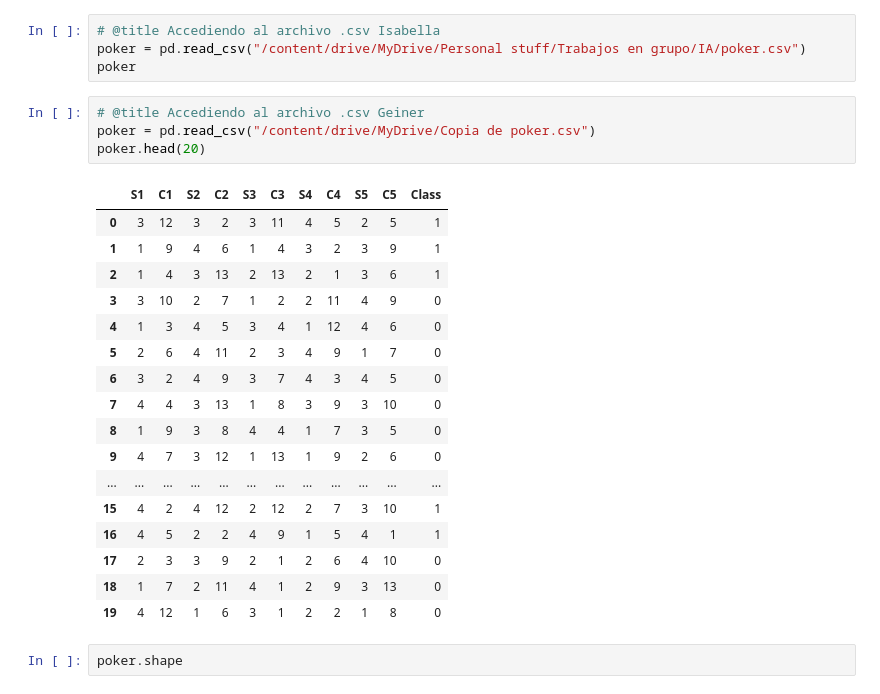
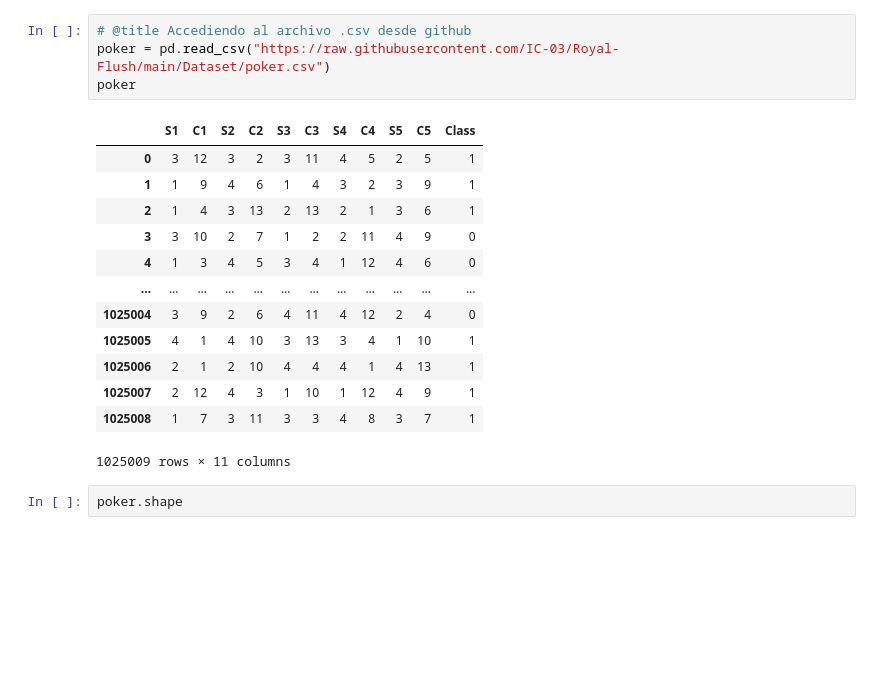
Before and after one commit to IC-03/Royal-Flush, a Jupyter notebook: Royal_Flush_Classification_Models_For_A_Poker_Hands_Dataset.ipynb, the cells around one changed output. Saved outputs shown, nothing was run; the diff lists cells and outputs as text; blank space fills up the shorter version.

Commit message:
Conectando dataset a github y nuevas librerias

```diff
--- a/Royal_Flush_Classification_Models_For_A_Poker_Hands_Dataset.ipynb
+++ b/Royal_Flush_Classification_Models_For_A_Poker_Hands_Dataset.ipynb
@@ -92,29 +116,21 @@ Drive already mounted at /content/drive; to attempt to forcibly remount, call dr
 # %%
-# @title Accediendo al archivo .csv Isabella
-poker = pd.read_csv("/content/drive/MyDrive/Personal stuff/Trabajos en grupo/IA/poker.csv")
+# @title Accediendo al archivo .csv desde github
+poker = pd.read_csv("https://raw.githubusercontent.com/IC-03/Royal-Flush/main/Dataset/poker.csv")
 poker
+# %% [output]
+|  | S1 | C1 | S2 | C2 | S3 | C3 | S4 | C4 | S5 | C5 | Class |
+| 0 | 3 | 12 | 3 | 2 | 3 | 11 | 4 | 5 | 2 | 5 | 1 |
+| 1 | 1 | 9 | 4 | 6 | 1 | 4 | 3 | 2 | 3 | 9 | 1 |
+| 2 | 1 | 4 | 3 | 13 | 2 | 13 | 2 | 1 | 3 | 6 | 1 |
+| 3 | 3 | 10 | 2 | 7 | 1 | 2 | 2 | 11 | 4 | 9 | 0 |
+| 4 | 1 | 3 | 4 | 5 | 3 | 4 | 1 | 12 | 4 | 6 | 0 |
+| ... | ... | ... | ... | ... | ... | ... | ... | ... | ... | ... | ... |
+| 1025004 | 3 | 9 | 2 | 6 | 4 | 11 | 4 | 12 | 2 | 4 | 0 |
+| 1025005 | 4 | 1 | 4 | 10 | 3 | 13 | 3 | 4 | 1 | 10 | 1 |
+| 1025006 | 2 | 1 | 2 | 10 | 4 | 4 | 4 | 1 | 4 | 13 | 1 |
+| 1025007 | 2 | 12 | 4 | 3 | 1 | 10 | 1 | 12 | 4 | 9 | 1 |
+| 1025008 | 1 | 7 | 3 | 11 | 3 | 3 | 4 | 8 | 3 | 7 | 1 |
+1025009 rows × 11 columns
-# %%
-# @title Accediendo al archivo .csv Geiner
-poker = pd.read_csv("/content/drive/MyDrive/Copia de poker.csv")
-poker.head(20)
-# %% [output]
-|  | S1 | C1 | S2 | C2 | S3 | C3 | S4 | C4 | S5 | C5 | Class |
-| 0 | 3 | 12 | 3 | 2 | 3 | 11 | 4 | 5 | 2 | 5 | 1 |
-| 1 | 1 | 9 | 4 | 6 | 1 | 4 | 3 | 2 | 3 | 9 | 1 |
-| 2 | 1 | 4 | 3 | 13 | 2 | 13 | 2 | 1 | 3 | 6 | 1 |
-| 3 | 3 | 10 | 2 | 7 | 1 | 2 | 2 | 11 | 4 | 9 | 0 |
-| 4 | 1 | 3 | 4 | 5 | 3 | 4 | 1 | 12 | 4 | 6 | 0 |
-| 5 | 2 | 6 | 4 | 11 | 2 | 3 | 4 | 9 | 1 | 7 | 0 |
-| 6 | 3 | 2 | 4 | 9 | 3 | 7 | 4 | 3 | 4 | 5 | 0 |
-| 7 | 4 | 4 | 3 | 13 | 1 | 8 | 3 | 9 | 3 | 10 | 0 |
-| 8 | 1 | 9 | 3 | 8 | 4 | 4 | 1 | 7 | 3 | 5 | 0 |
-| 9 | 4 | 7 | 3 | 12 | 1 | 13 | 1 | 9 | 2 | 6 | 0 |
-| ... | ... | ... | ... | ... | ... | ... | ... | ... | ... | ... | ... |
-| 15 | 4 | 2 | 4 | 12 | 2 | 12 | 2 | 7 | 3 | 10 | 1 |
-| 16 | 4 | 5 | 2 | 2 | 4 | 9 | 1 | 5 | 4 | 1 | 1 |
-| 17 | 2 | 3 | 3 | 9 | 2 | 1 | 2 | 6 | 4 | 10 | 0 |
-| 18 | 1 | 7 | 2 | 11 | 4 | 1 | 2 | 9 | 3 | 13 | 0 |
-| 19 | 4 | 12 | 1 | 6 | 3 | 1 | 2 | 2 | 1 | 8 | 0 |
 # %%
 poker.shape
 # %% [output]
```
Also changed, not shown: parts of 9 cells of this notebook.
